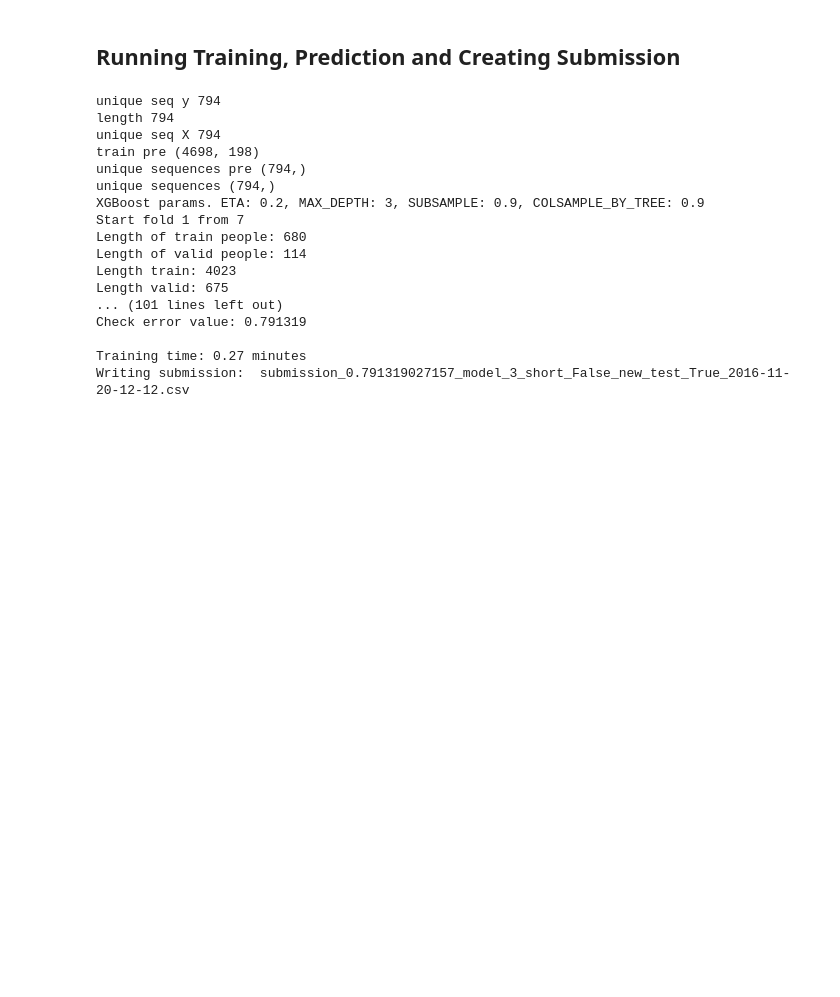
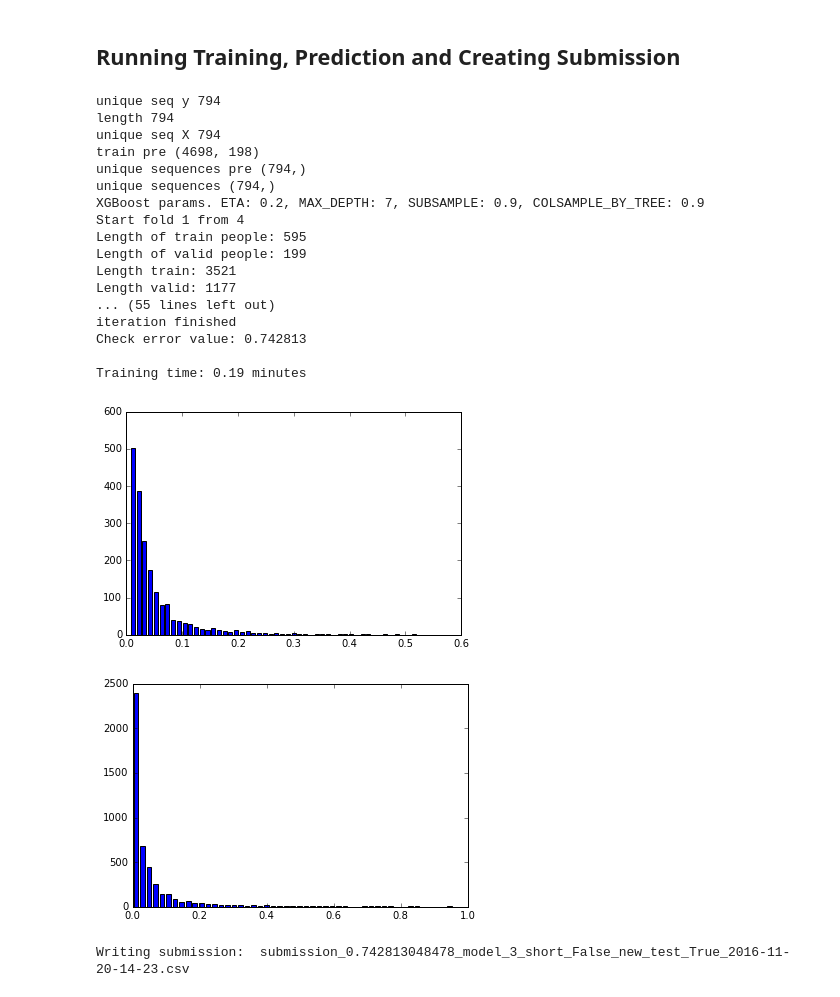
Before and after one commit to opensourceworkAR/Kaggle-competition, a Jupyter notebook: Piecewise-version-1b.ipynb, the cells around one changed output. Saved outputs shown, nothing was run; the diff lists cells and outputs as text; code cells hidden in the pictures; blank space fills up the shorter version.

Commit message:
patient dependent model and PCA analysis in progress

```diff
--- a/Piecewise-version-1b.ipynb
+++ b/Piecewise-version-1b.ipynb
@@ -763,7 +763,7 @@ def run_train_predict(nfolds, train, test, features, target, random_state=2016,
     num_fold1=0
 
     eta = 0.2
-    max_depth = 3
+    max_depth = 7
     subsample = 0.9
     colsample_bytree = 0.9
     start_time = time.time()
@@ -925,6 +925,27 @@ def run_train_predict(nfolds, train, test, features, target, random_state=2016,
     print()
 
     print('Training time: {} minutes'.format(round((time.time() - start_time)/60, 2)))
+
+
+
+
+
+    total_results=yfull_test['mean'].values
+    hist, bins = np.histogram(total_results, bins=50)
+    width = 0.7 * (bins[1] - bins[0])
+    center = (bins[:-1] + bins[1:]) / 2
+    plt.bar(center, hist, align='center', width=width)
+    plt.show()
+
+
+    total_results_train=np.array(train_res)
+    hist, bins = np.histogram(total_results_train, bins=50)
+    width = 0.7 * (bins[1] - bins[0])
+    center = (bins[:-1] + bins[1:]) / 2
+    plt.bar(center, hist, align='center', width=width)
+    plt.show()
+
+
     return yfull_test['mean'].values, score
 # %% [markdown]
 ## Module for Grid Search
@@ -1158,26 +1179,29 @@ run_param_search(3, train, test, features, 'result', SEQoriginal=True, PCAkey=Fa
 # %% [markdown]
 ## Running Training, Prediction and Creating Submission
 # %%
-prediction, score = run_train_predict(7, train, test, features, 'result', SEQoriginal=False, PCAkey=False,
+prediction, score = run_train_predict(4, train, test, features, 'result', SEQoriginal=False, PCAkey=False,
                                       PCAgraph=False, PCAkeyGS=False,
                                       Oversampling=False, GridSearch=False)
 
 create_submission(score, test, prediction, feature_model, short_size, new_test)
 # %% [output]
 unique seq y 794
 length 794
 unique seq X 794
 train pre (4698, 198)
 unique sequences pre (794,)
 unique sequences (794,)
-XGBoost params. ETA: 0.2, MAX_DEPTH: 3, SUBSAMPLE: 0.9, COLSAMPLE_BY_TREE: 0.9
-Start fold 1 from 7
-Length of train people: 680
-Length of valid people: 114
-Length train: 4023
-Length valid: 675
-... (101 lines left out)
-Check error value: 0.791319
+XGBoost params. ETA: 0.2, MAX_DEPTH: 7, SUBSAMPLE: 0.9, COLSAMPLE_BY_TREE: 0.9
+Start fold 1 from 4
+Length of train people: 595
+Length of valid people: 199
+Length train: 3521
+Length valid: 1177
+... (55 lines left out)
+iteration finished
+Check error value: 0.742813
 
-Training time: 0.27 minutes
-Writing submission:  submission_0.791319027157_model_3_short_False_new_test_True_2016-11-20-12-12.csv
+Training time: 0.19 minutes
+[figure, added]
+[figure, added]
+Writing submission:  submission_0.742813048478_model_3_short_False_new_test_True_2016-11-20-14-23.csv
```
Also changed, not shown: parts of 2 cells of this notebook, 1 other file.
